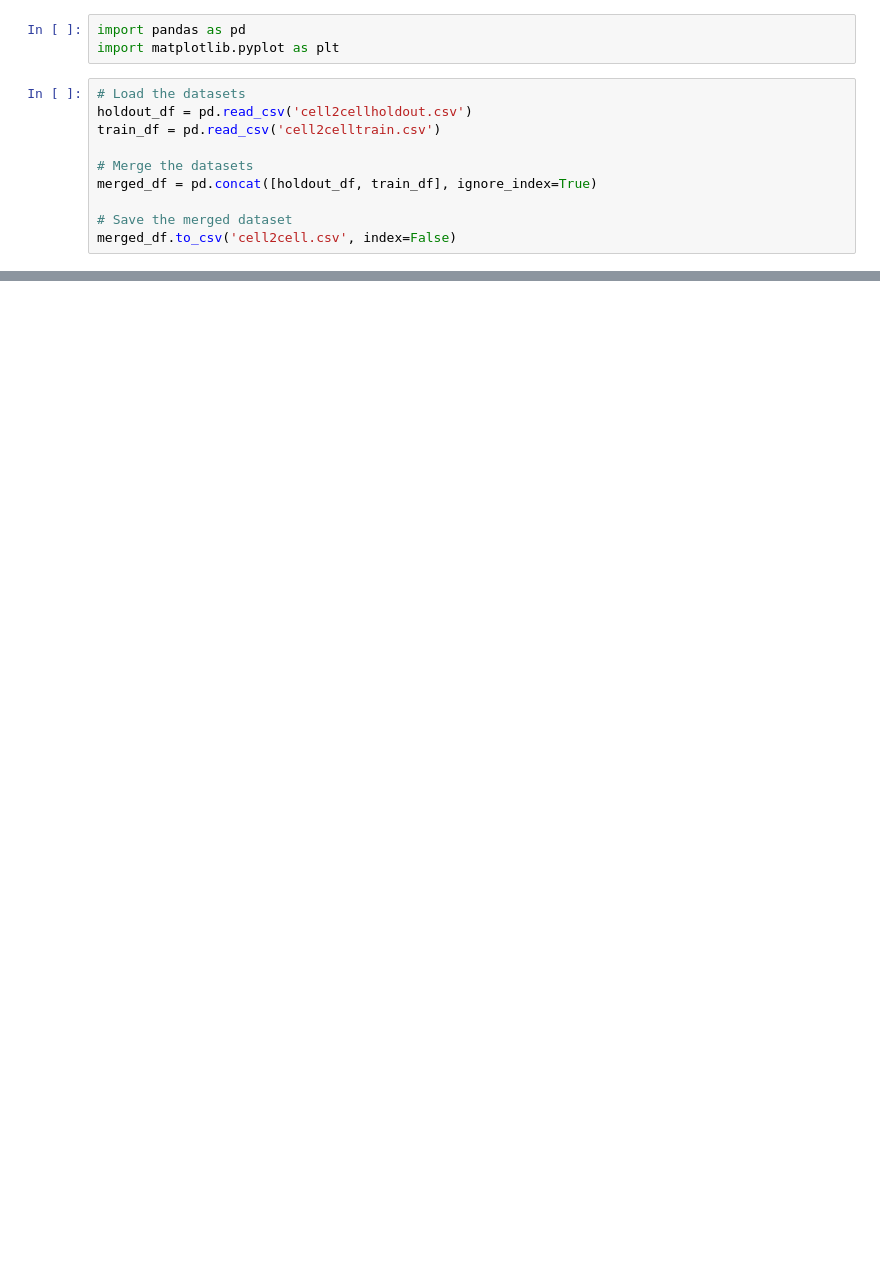
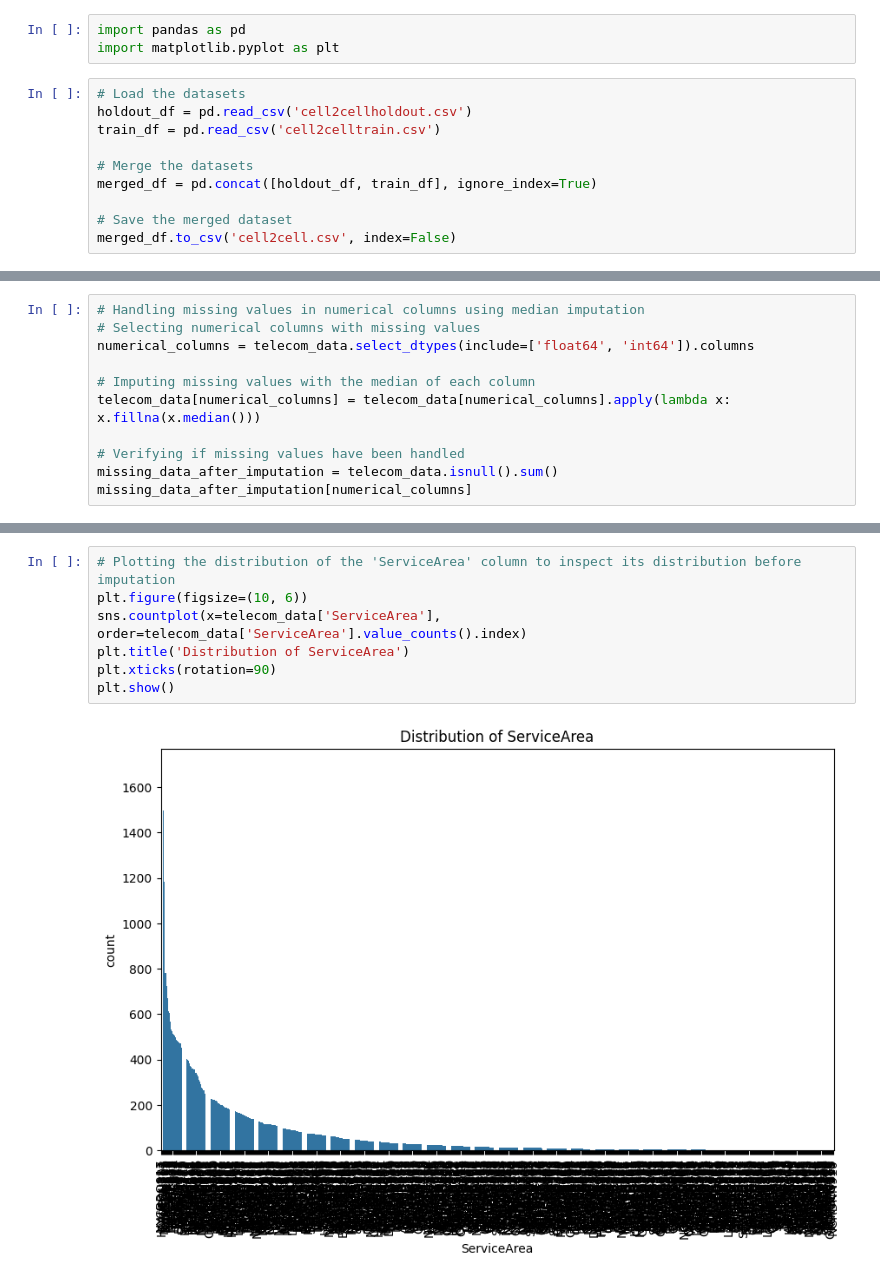
Before and after one commit to ngnquanq/xai-thesis, a Jupyter notebook: notebooks/cell2cell/cell2cell.ipynb, the cells around one changed output, grey strips where cells are left out. Cells and saved outputs as stored; diff of their text form; blank space fills up the shorter version.

```diff
--- a/notebooks/cell2cell/cell2cell.ipynb
+++ b/notebooks/cell2cell/cell2cell.ipynb
@@ -22,0 +121,11 @@ plt.show()
+# %%
+# Handling missing values in numerical columns using median imputation
+# Selecting numerical columns with missing values
+numerical_columns = telecom_data.select_dtypes(include=['float64', 'int64']).columns
+
+# Imputing missing values with the median of each column
+telecom_data[numerical_columns] = telecom_data[numerical_columns].apply(lambda x: x.fillna(x.median()))
+
+# Verifying if missing values have been handled
+missing_data_after_imputation = telecom_data.isnull().sum()
+missing_data_after_imputation[numerical_columns]
@@ -22,0 +162,9 @@ plt.show()
+# %%
+# Plotting the distribution of the 'ServiceArea' column to inspect its distribution before imputation
+plt.figure(figsize=(10, 6))
+sns.countplot(x=telecom_data['ServiceArea'], order=telecom_data['ServiceArea'].value_counts().index)
+plt.title('Distribution of ServiceArea')
+plt.xticks(rotation=90)
+plt.show()
+# %% [output]
+[figure, added]
```
Also changed, not shown: parts of 58 cells of this notebook, 2 other files.
